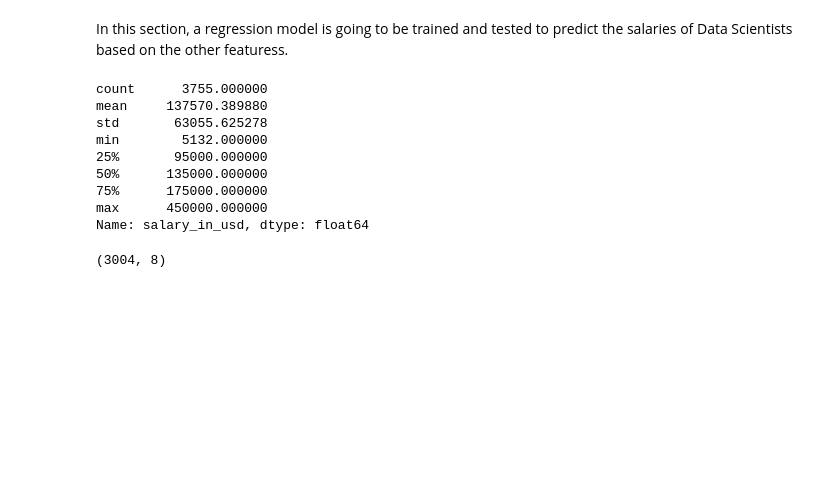
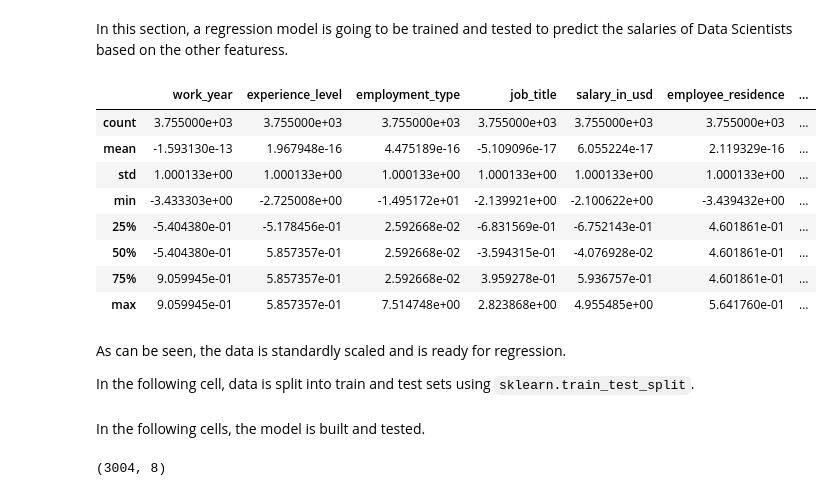
Before and after one commit to yousefmrashad/checkdata, a Jupyter notebook: checkdata.ipynb, the cells around one changed output. Drawn from its saved outputs; the diff is of its cells as text; code cells hidden in the pictures; blank space fills up the shorter version.

Commit message:
Regression testing plus markdown

```diff
--- a/checkdata.ipynb
+++ b/checkdata.ipynb
@@ -90,23 +90,31 @@ df.head()
 # %%
 from sklearn.preprocessing import StandardScaler
 scaler = StandardScaler()
-df2 = scaler.fit_transform(df)
+df_scaled = pd.DataFrame(scaler.fit_transform(df), columns = df.columns)
 # %% [markdown]
 ## Feature Selection
 # %% [markdown]
 ## Regression - Salary Prediction
 # %% [markdown]
 In this section, a regression model is going to be trained and tested to predict the salaries of Data Scientists based on the other featuress.
-# %%
-df.salary_in_usd.describe()
-# %% [output]
-count      3755.000000
-mean     137570.389880
-std       63055.625278
-min        5132.000000
-25%       95000.000000
-50%      135000.000000
-75%      175000.000000
-max      450000.000000
-Name: salary_in_usd, dtype: float64
+# %%
+#df_scaled converted to dataframe
+df_scaled = pd.DataFrame(df_scaled, columns = df.columns)
+
+# Describing Data Set
+df_scaled.describe()
+# %% [output]
+|  | work_year | experience_level | employment_type | job_title | salary_in_usd | employee_residence | ... |
+| count | 3.755000e+03 | 3.755000e+03 | 3.755000e+03 | 3.755000e+03 | 3.755000e+03 | 3.755000e+03 | ... |
+| mean | -1.593130e-13 | 1.967948e-16 | 4.475189e-16 | -5.109096e-17 | 6.055224e-17 | 2.119329e-16 | ... |
+| std | 1.000133e+00 | 1.000133e+00 | 1.000133e+00 | 1.000133e+00 | 1.000133e+00 | 1.000133e+00 | ... |
+| min | -3.433303e+00 | -2.725008e+00 | -1.495172e+01 | -2.139921e+00 | -2.100622e+00 | -3.439432e+00 | ... |
+| 25% | -5.404380e-01 | -5.178456e-01 | 2.592668e-02 | -6.831569e-01 | -6.752143e-01 | 4.601861e-01 | ... |
+| 50% | -5.404380e-01 | 5.857357e-01 | 2.592668e-02 | -3.594315e-01 | -4.076928e-02 | 4.601861e-01 | ... |
+| 75% | 9.059945e-01 | 5.857357e-01 | 2.592668e-02 | 3.959278e-01 | 5.936757e-01 | 4.601861e-01 | ... |
+| max | 9.059945e-01 | 5.857357e-01 | 7.514748e+00 | 2.823868e+00 | 4.955485e+00 | 5.641760e-01 | ... |
+# %% [markdown]
+As can be seen, the data is standardly scaled and is ready for regression.
+
+In the following cell, data is split into train and test sets using `sklearn.train_test_split`.
 # %%
@@ -120,2 +129,4 @@ target = df2['salary_in_usd'].values
 X_train, X_test, y_train, y_test = train_test_split(features, target, test_size=0.2, random_state=42, shuffle=True)
+# %% [markdown]
+In the following cells, the model is built and tested.
 # %%
```
Also changed, not shown: parts of 17 cells of this notebook.
